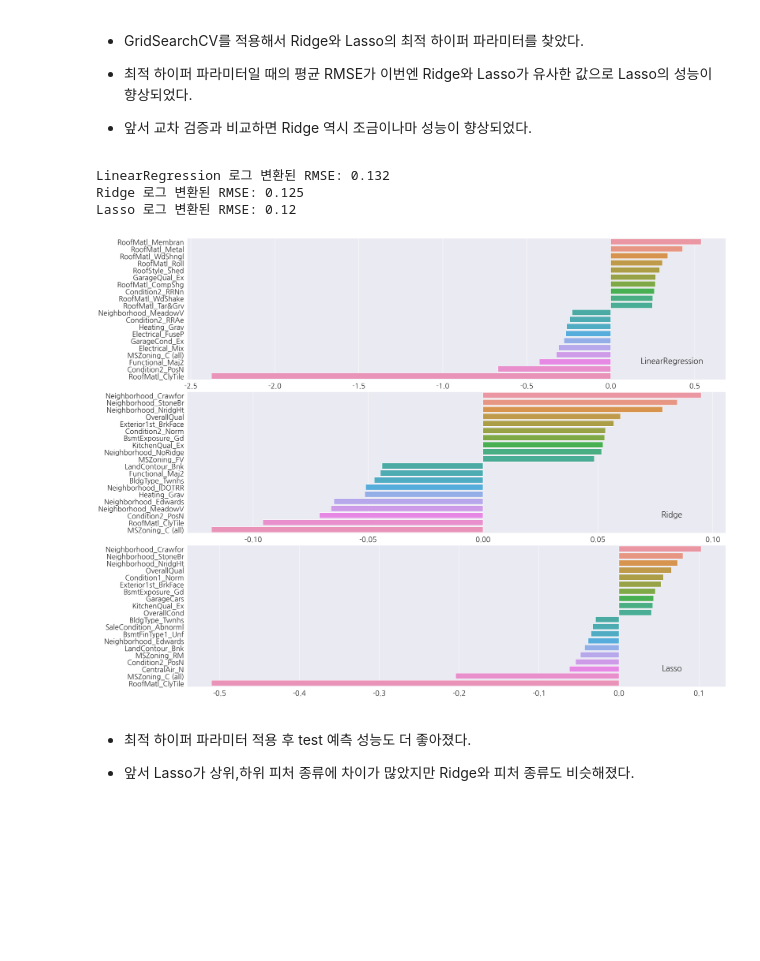
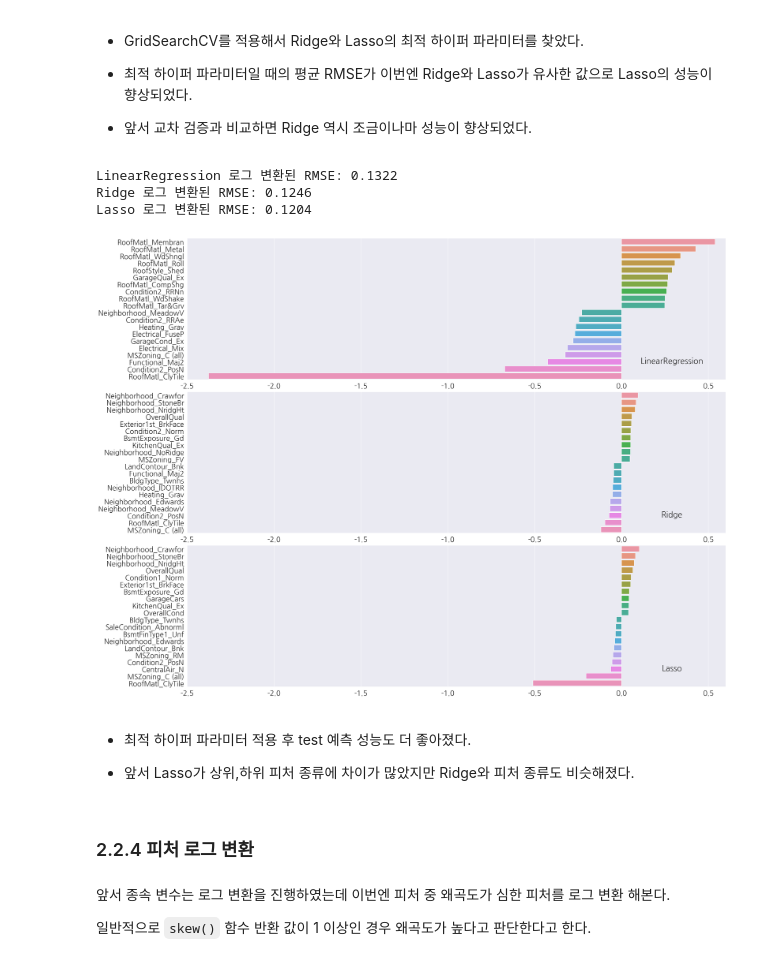
Before and after one commit to Romg2/Python_Study_ML, a Jupyter notebook: 05.회귀/05_4.회귀실습.ipynb, the cells around one changed output. Cells and saved outputs as stored; diff of their text form; code cells hidden in the pictures; blank space fills up the shorter version.

```diff
--- a/05.회귀/05_4.회귀실습.ipynb
+++ b/05.회귀/05_4.회귀실습.ipynb
@@ -509,7 +513,7 @@ def get_top_bottom_coef(model):
     return coef_high, coef_low
 
 # 회귀 계수 시각화
-def visualize_coefficient(models):
+def visualize_coefficient(models, xlim=None):
     fig, axs = plt.subplots(3,1, figsize=(24,20))
     fig.tight_layout()
 
@@ -520,9 +524,14 @@ def visualize_coefficient(models):
         axs[i].set_title(model.__class__.__name__ , size=25, x= 0.9, y= 0.1)
         # axs[i].tick_params(axis="y", direction="in", pad=-120) # tick label 위치 조정
 
+        # font size 조정
         for label in (axs[i].get_xticklabels() + axs[i].get_yticklabels()):
             label.set_fontsize(22)
 
+        # x축 범위
+        if xlim:
+            axs[i].set_xlim(xlim)
+
         sns.barplot(x=coef_concat.values, y=coef_concat.index , ax=axs[i])
 # %%
 # LinearRegression, Ridge, Lasso
@@ -623,27 +632,33 @@ Lasso GridSearchCV 최적 평균 RMSE: 0.142, 최적 alpha:{'alpha': 0.001}
 # %%
 # 최적 하이퍼 파라미터로 Ridge, Lasso 수정
 lr_reg = LinearRegression()
 ridge_reg = Ridge(alpha=12)
 lasso_reg = Lasso(alpha=0.001)
 
 lr_reg.fit(X_train, y_train)
 ridge_reg.fit(X_train, y_train)
 lasso_reg.fit(X_train, y_train)
 
 # test set RMSE
 models = [lr_reg, ridge_reg, lasso_reg]
 get_rmses(models)
 
 # 회귀 계수 시각화
 models = [lr_reg, ridge_reg, lasso_reg]
-visualize_coefficient(models)
+visualize_coefficient(models, xlim=(-2.5,0.6))
 # %% [output]
-LinearRegression 로그 변환된 RMSE: 0.132
-Ridge 로그 변환된 RMSE: 0.125
-Lasso 로그 변환된 RMSE: 0.12
+LinearRegression 로그 변환된 RMSE: 0.1322
+Ridge 로그 변환된 RMSE: 0.1246
+Lasso 로그 변환된 RMSE: 0.1204
-[figure, old version]
+[figure, new version]
 # %% [markdown]
 - 최적 하이퍼 파라미터 적용 후 test 예측 성능도 더 좋아졌다.
 
 
 - 앞서 Lasso가 상위,하위 피처 종류에 차이가 많았지만 Ridge와 피처 종류도 비슷해졌다.
+# %% [markdown]
+### 2.2.4 피처 로그 변환
+# %% [markdown]
+앞서 종속 변수는 로그 변환을 진행하였는데 이번엔 피처 중 왜곡도가 심한 피처를 로그 변환 해본다.
+
+일반적으로 `skew()` 함수 반환 값이 1 이상인 경우 왜곡도가 높다고 판단한다고 한다.
```
Also changed, not shown: parts of 46 cells of this notebook.
